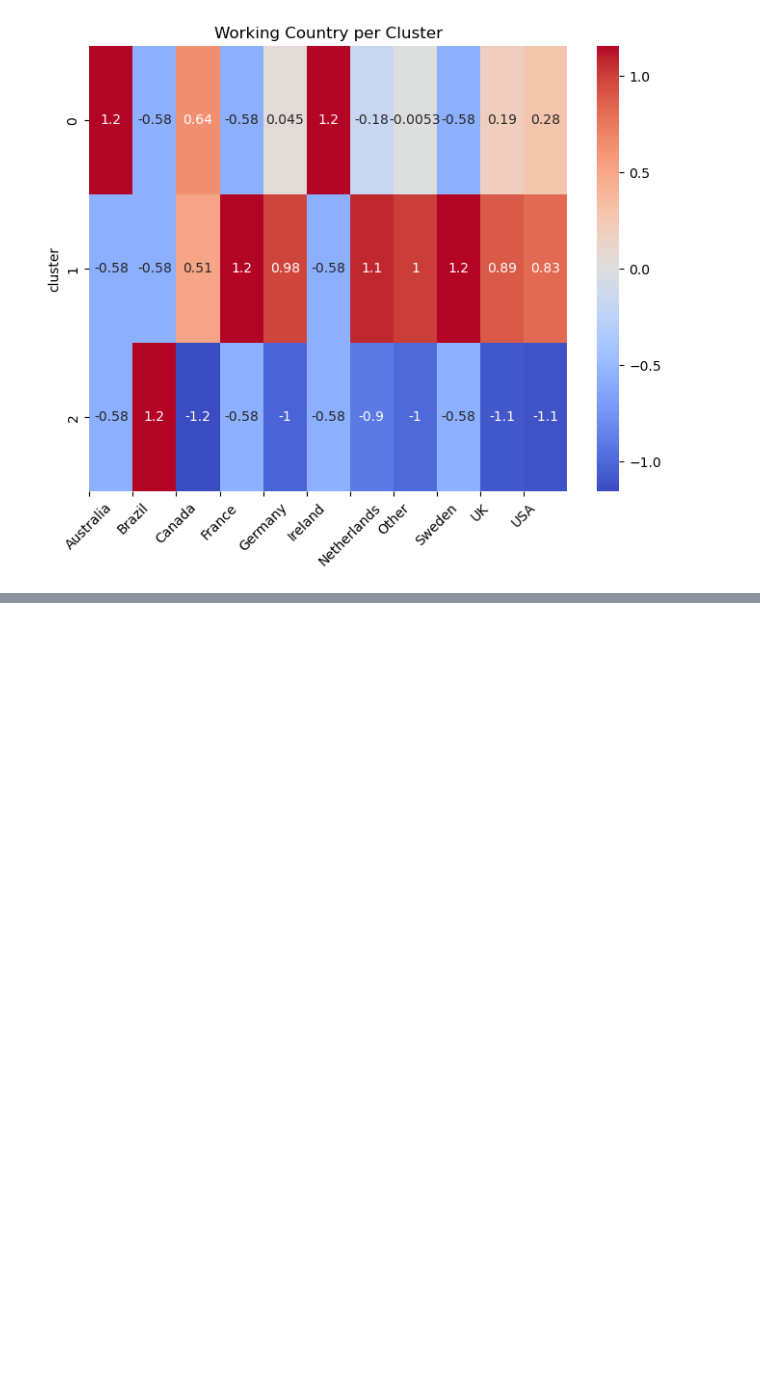
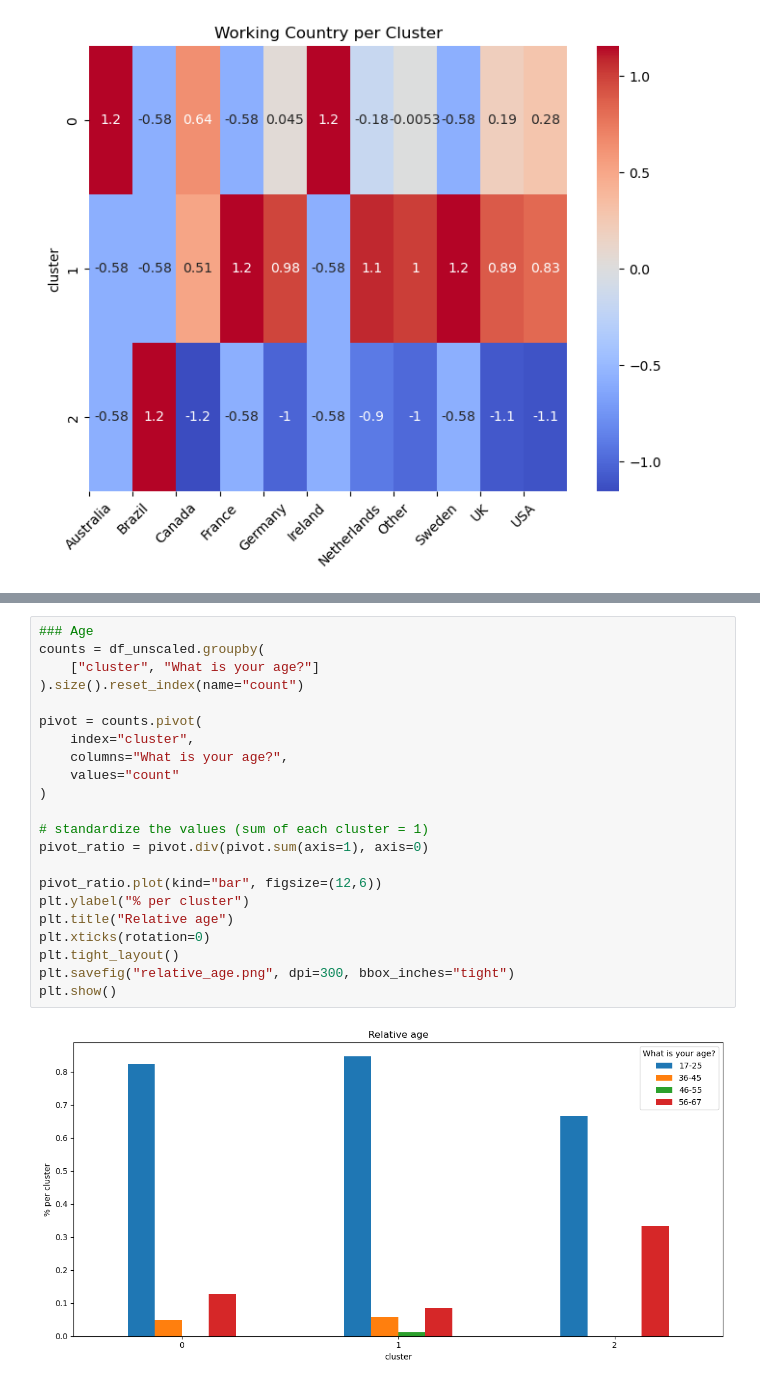
Before and after one commit to thedawid999/Health-Analysis, a Jupyter notebook: code/3_training.ipynb, the cells around one changed output, grey strips where cells are left out. Saved outputs shown, nothing was run; the diff lists cells and outputs as text; blank space fills up the shorter version.

```diff
--- a/code/3_training.ipynb
+++ b/code/3_training.ipynb
@@ -312,0 +407,24 @@ plt.show()
+# %%
+### Age
+counts = df_unscaled.groupby(
+    ["cluster", "What is your age?"]
+).size().reset_index(name="count")
+
+pivot = counts.pivot(
+    index="cluster",
+    columns="What is your age?",
+    values="count"
+)
+
+# standardize the values (sum of each cluster = 1)
+pivot_ratio = pivot.div(pivot.sum(axis=1), axis=0)
+
+pivot_ratio.plot(kind="bar", figsize=(12,6))
+plt.ylabel("% per cluster")
+plt.title("Relative age")
+plt.xticks(rotation=0)
+plt.tight_layout()
+plt.savefig("relative_age.png", dpi=300, bbox_inches="tight")
+plt.show()
+# %% [output]
+[figure, added]
```
Also changed, not shown: parts of 12 cells of this notebook, 25 other files.
